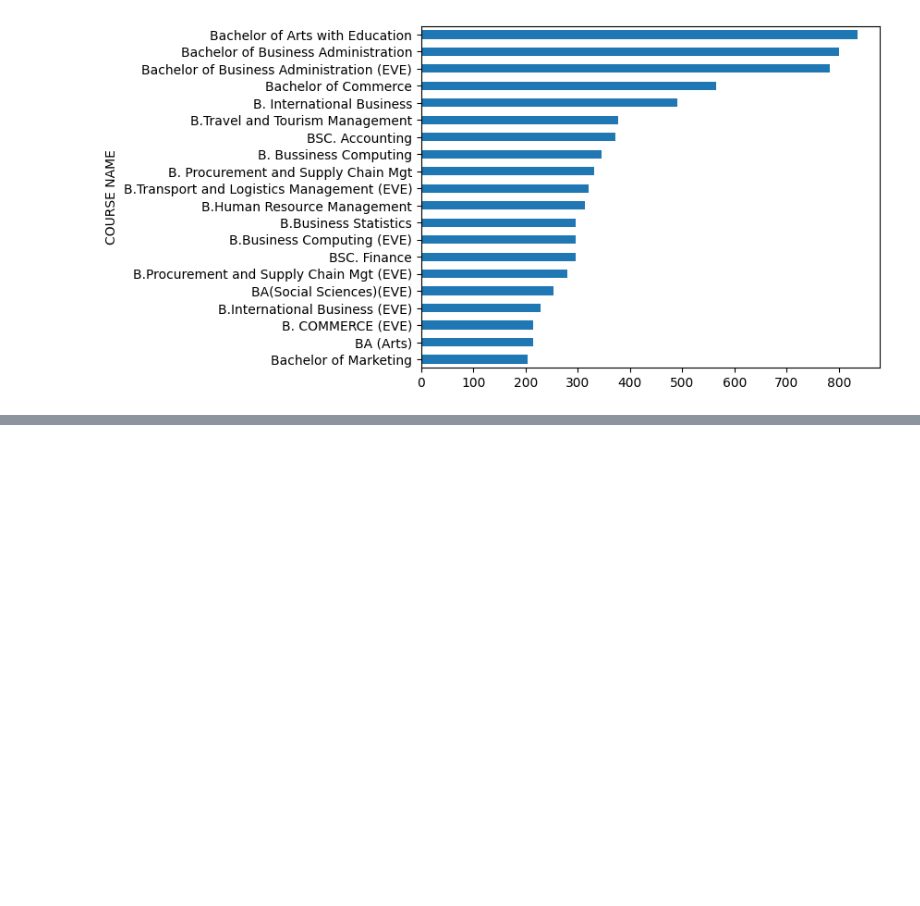
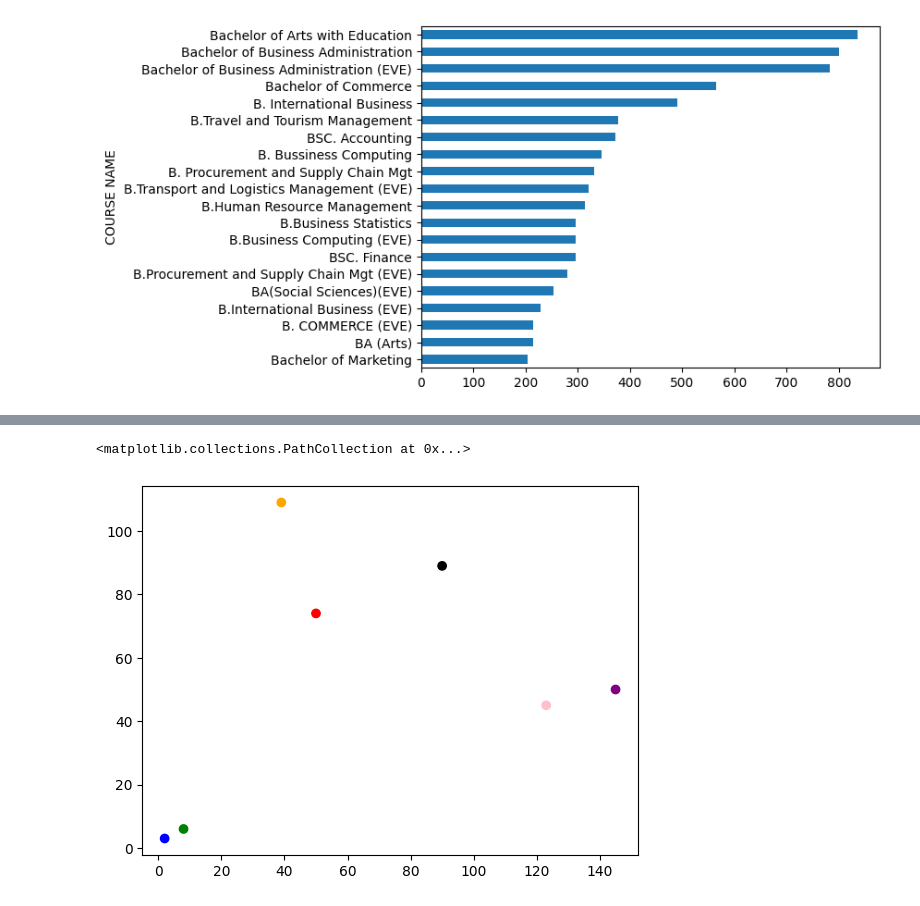
Before and after one commit to Njosephine/Linux_python, a Jupyter notebook: Notebooks/analysis.ipynb, the cells around one changed output, grey strips where cells are left out. Drawn from its saved outputs; the diff is of its cells as text; code cells hidden in the pictures; blank space fills up the shorter version.

```diff
--- a/Notebooks/analysis.ipynb
+++ b/Notebooks/analysis.ipynb
@@ -371,0 +383,11 @@ Matplotlib is building the font cache; this may take a moment.
+# %%
+import numpy as np
+import matplotlib.pyplot as plt
+x1 = [2,8,39,50,90,123,145]
+y1 = [3,6,109,74,89,45,50]
+colors =['blue','green','orange','red','black','pink','purple']
+sizes = [10,20,50,100,150,200,600]
+plt.scatter(x1,y1, c = colors)
+# %% [output]
+<matplotlib.collections.PathCollection at 0x...>
+[figure, added]
```
Also changed, not shown: parts of 3 cells of this notebook, 1 other file.
